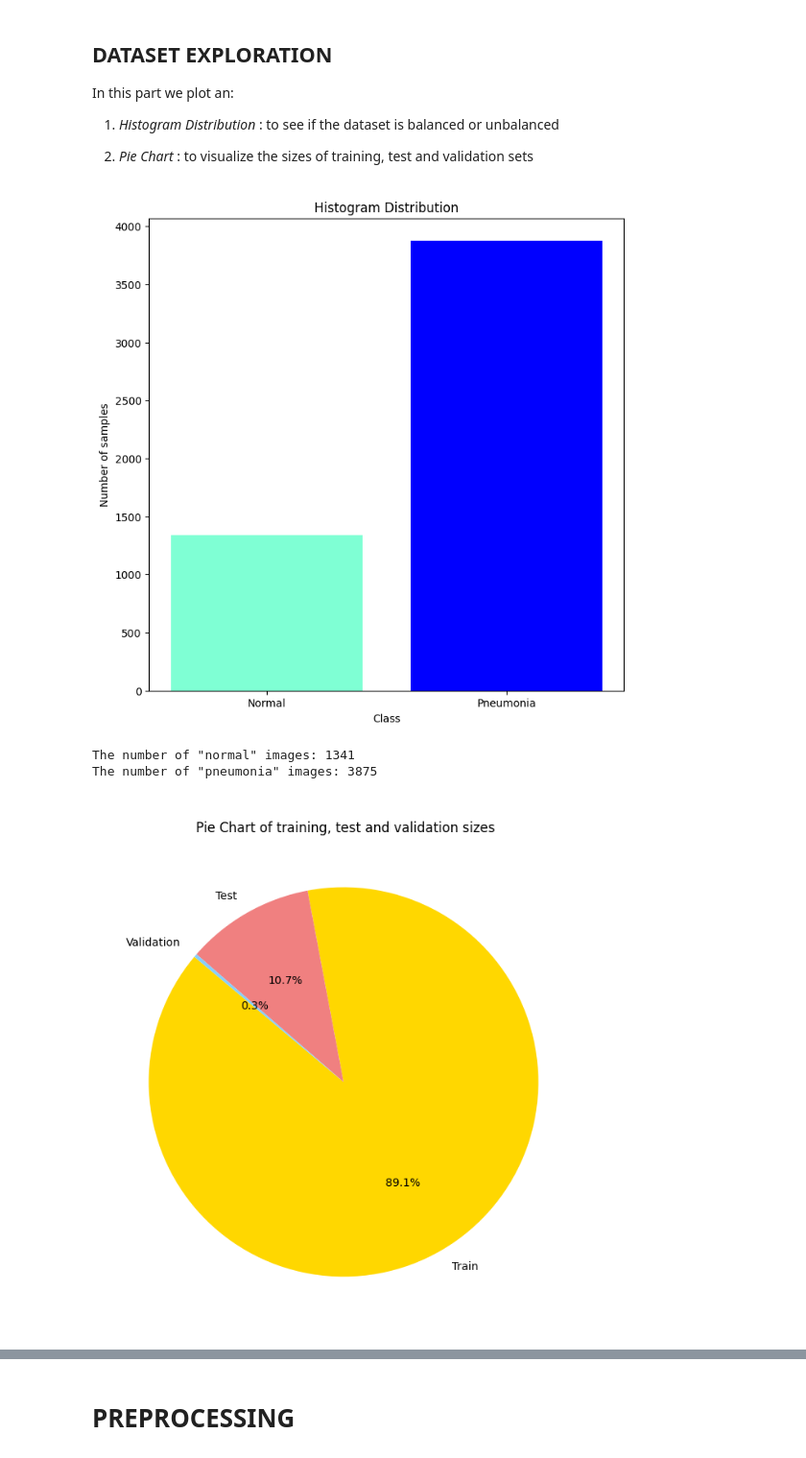
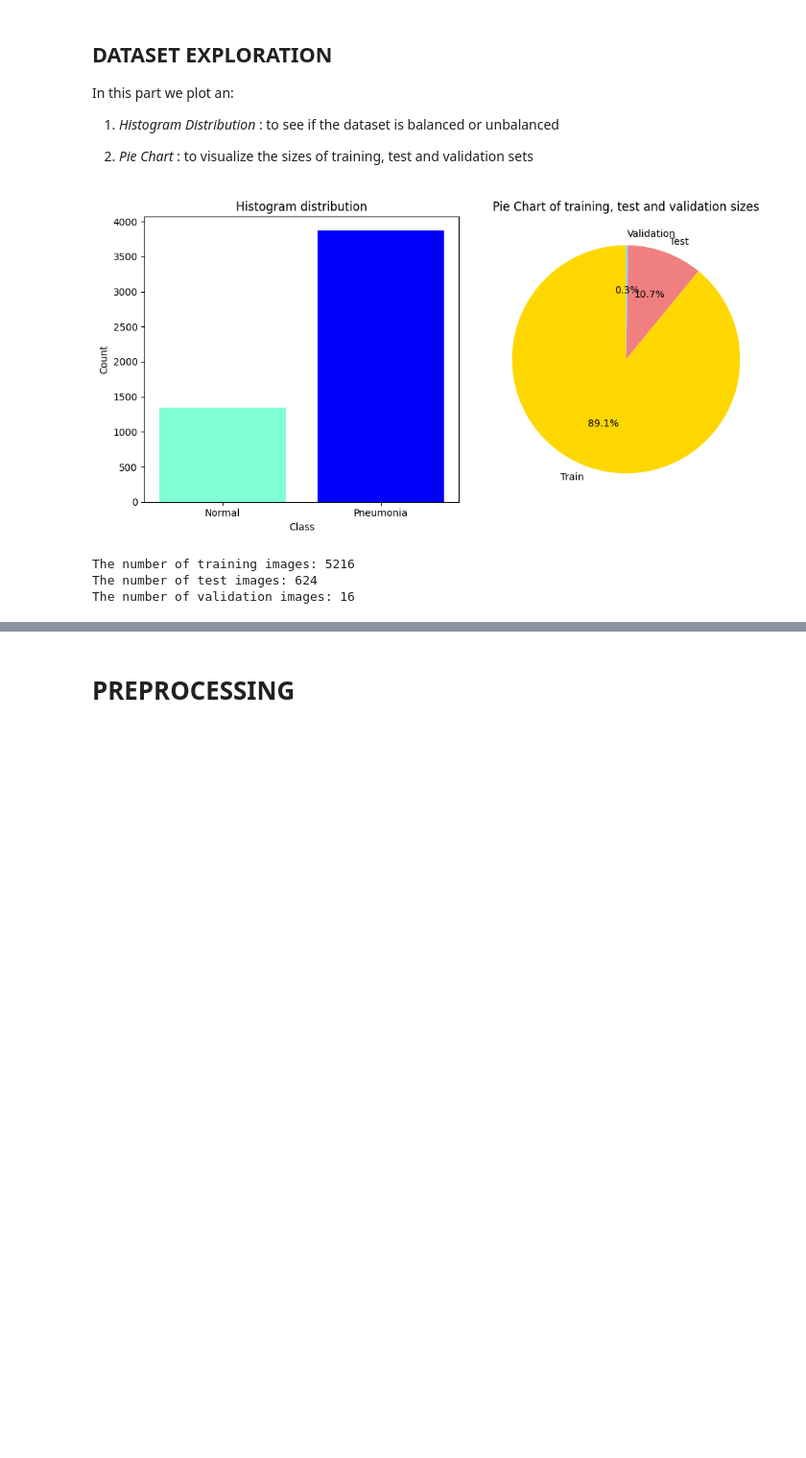
Before and after one commit to cybernetic-m/jam-net, a Jupyter notebook: code/cv_project.ipynb, the cells around one changed output, grey strips where cells are left out. Shown at 96% size. Drawn from its saved outputs; the diff is of its cells as text; code cells hidden in the pictures; blank space fills up the shorter version.

Commit message:
modification on heatmap and plots

```diff
--- a/code/cv_project.ipynb
+++ b/code/cv_project.ipynb
@@ -524,38 +529,47 @@ In this part we plot an:
 # %%
 # Definition of the paths for training, test and validation set
 path_training_set = "/content/chest_xray/train"
 path_test_set = "/content/chest_xray/test"
 path_val_set = "/content/chest_xray/val"
 
 # Counting the Normal and Pneumonia images in the training set
 train_norm, train_pneu = counter(path_training_set, labels = True); # Count the number of normal images and pneumonia images
 
-# Histogram plot
-classes = ['Normal', 'Pneumonia']  # List of class labels
-counts = [train_norm, train_pneu]  # List of counts corresponding to each class
-colors = ['aquamarine', 'blue']  # List of colors corresponding to each bar
-histogram_chart(classes = classes, counts = counts, colors = colors)
-
-print("The number of \"normal\" images:", train_norm)
-print("The number of \"pneumonia\" images:", train_pneu)
-
-# Counting the number of total images in the Training, Test and Validation Set
 train_num = counter(path_training_set, labels = False);
 test_num = counter(path_test_set, labels = False);
 val_num = counter(path_val_set, labels = False);
 
-# Pie Chart plot
-classes = ['Train', 'Test', 'Validation']  # List of class labels
-counts = [train_num, test_num, val_num]  # List of counts corresponding to each class
-colors = ['gold', 'lightcoral', 'lightskyblue']  # List of colors corresponding to each bar
-description = "\n Pie Chart of training, test and validation sizes"
-pie_chart(classes = classes, counts = counts, colors=colors, description=description)
+# Histogram Data
+classes_hist = ['Normal', 'Pneumonia']
+counts_hist = [train_norm, train_pneu]
+colors_hist = ['aquamarine', 'blue']
 
-print("The number of training images:", train_num)
+# Pie Chart Data
+classes_pie = ['Train', 'Test', 'Validation']
+counts_pie = [train_num, test_num, val_num]
+colors_pie = ['gold', 'lightcoral', 'lightskyblue']
+
+# Create a figure with specific dimensions and subplots
+fig, ax = plt.subplots(1, 2, figsize=(10, 5))  # Adjust figsize as needed
+
+# Plotting the histogram
+ax[0].bar(classes_hist, counts_hist, color=colors_hist)
+ax[0].set_title('Histogram distribution')
+ax[0].set_xlabel('Class')
+ax[0].set_ylabel('Count')
+
+# Plotting the pie chart
+ax[1].pie(counts_pie, labels=classes_pie, colors=colors_pie, autopct='%1.1f%%', startangle=90)
+ax[1].set_title('Pie Chart of training, test and validation sizes')
+
+plt.tight_layout()  # This adjusts subplot params so that the subplots fit into the figure area.
+plt.show()
+
+print("\nThe number of training images:", train_num)
 print("The number of test images:", test_num)
 print("The number of validation images:", val_num)
 # %% [output]
-[figure, old version]
+[figure, new version]
-The number of "normal" images: 1341
-The number of "pneumonia" images: 3875
+The number of training images: 5216
+The number of test images: 624
+The number of validation images: 16
-[figure, removed]
```
Also changed, not shown: parts of 8 cells of this notebook.
